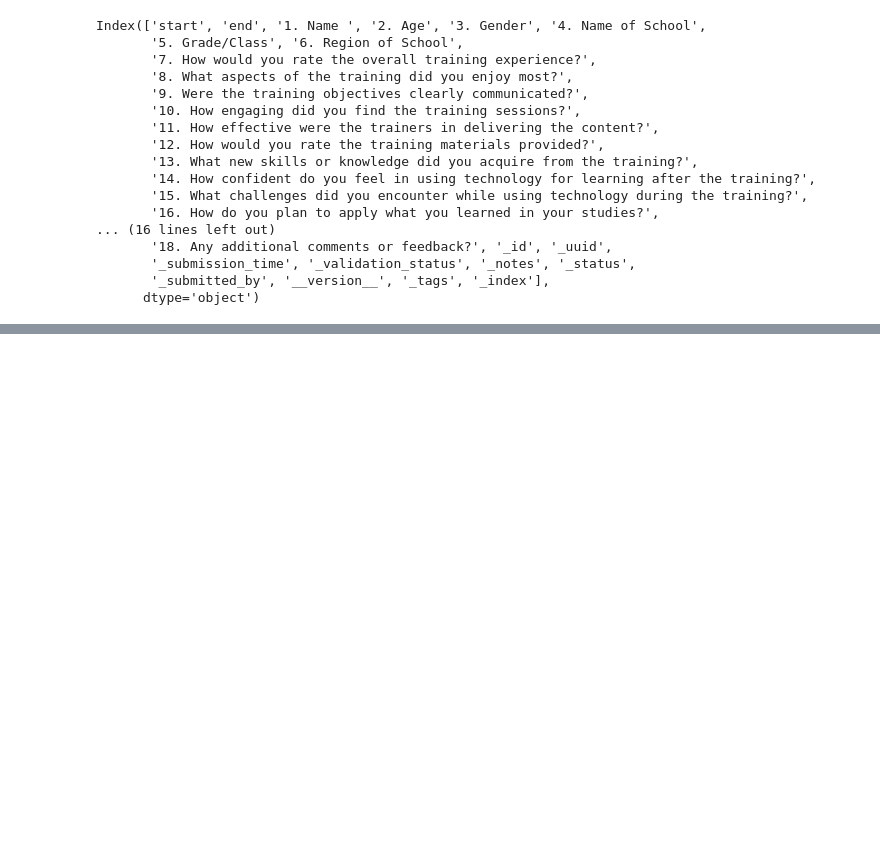
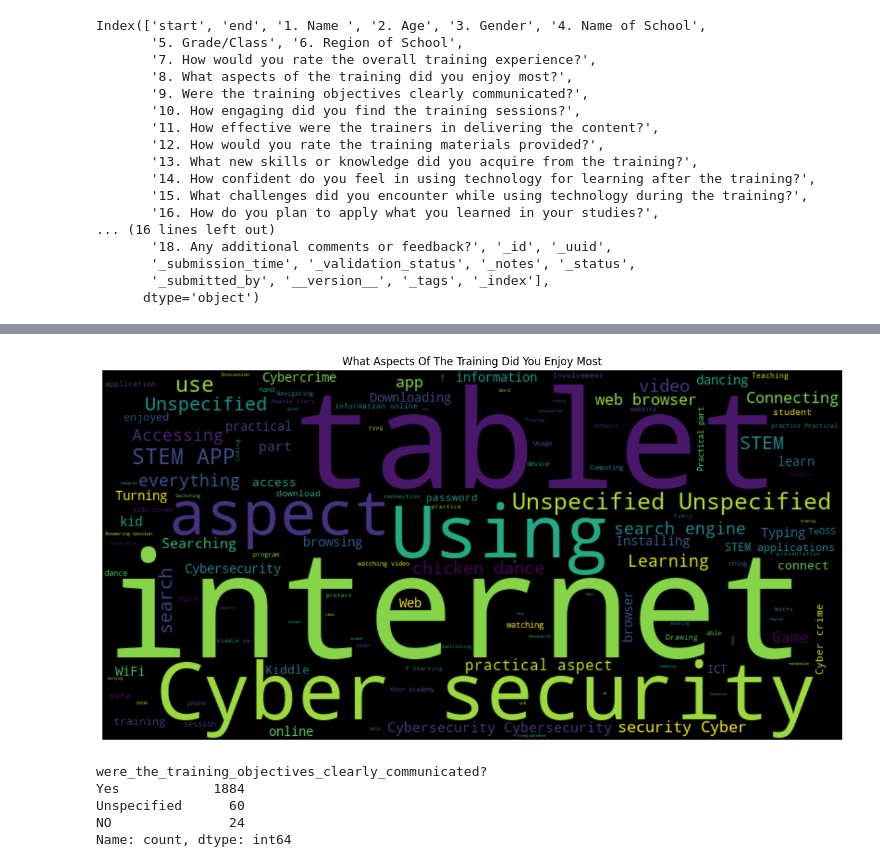
Before and after one commit to marcbright/unesco, a Jupyter notebook: Unesco_post.ipynb, the cells around one changed output, grey strips where cells are left out. Saved outputs shown, nothing was run; the diff lists cells and outputs as text; code cells hidden in the pictures; blank space fills up the shorter version.

```diff
--- a/Unesco_post.ipynb
+++ b/Unesco_post.ipynb
@@ -397,0 +300,27 @@ plt.show()
+# %%
+your_expectations = df["what_aspects_of_the_training_did_you_enjoy_most?"]
+
+# Join all responses into a single string
+text = " ".join(your_expectations.dropna())
+
+# Create a WordCloud object
+wordcloud = WordCloud(width=800, height=400, random_state=40).generate(text)
+
+# Plot the word cloud
+plt.figure(figsize=(15, 10))
+plt.imshow(wordcloud, interpolation='bilinear')
+plt.title("What Aspects Of The Training Did You Enjoy Most")
+plt.axis("off")
+plt.savefig("training_you_enjoy_most.png")
+plt.show()
+# %% [output]
+[figure, added]
+# %%
+training_objectives = df["were_the_training_objectives_clearly_communicated?"].value_counts()
+training_objectives
+# %% [output]
+were_the_training_objectives_clearly_communicated?
+Yes            1884
+Unspecified      60
+NO               24
+Name: count, dtype: int64
```
Also changed, not shown: parts of 58 cells of this notebook, 14 other files.
